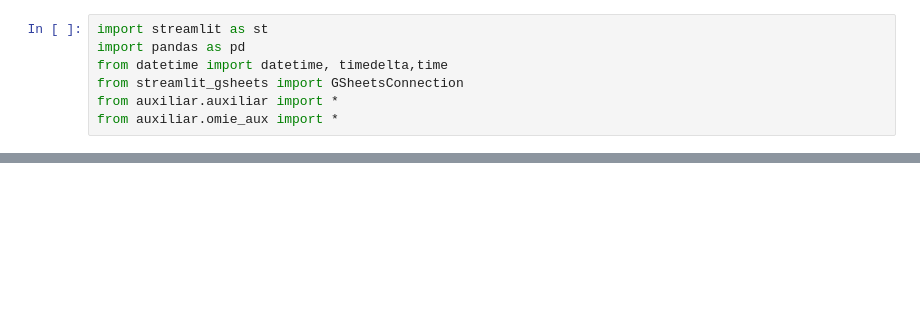
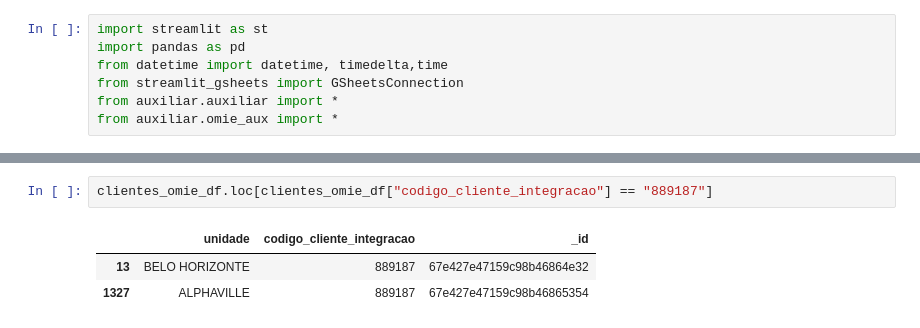
Before and after one commit to rpdentrechales/gerador_de_notas_procorpo, a Jupyter notebook: testes.ipynb, the cells around one changed output, grey strips where cells are left out. Cells and saved outputs as stored; diff of their text form; blank space fills up the shorter version.

```diff
--- a/testes.ipynb
+++ b/testes.ipynb
@@ -50,0 +93,6 @@ dados_crm_df.shape
+# %%
+clientes_omie_df.loc[clientes_omie_df["codigo_cliente_integracao"] == "889187"]
+# %% [output]
+|  | unidade | codigo_cliente_integracao | _id |
+| 13 | BELO HORIZONTE | 889187 | 67e427e47159c98b46864e32 |
+| 1327 | ALPHAVILLE | 889187 | 67e427e47159c98b46865354 |
```
Also changed, not shown: parts of 16 cells of this notebook, 2 other files.
